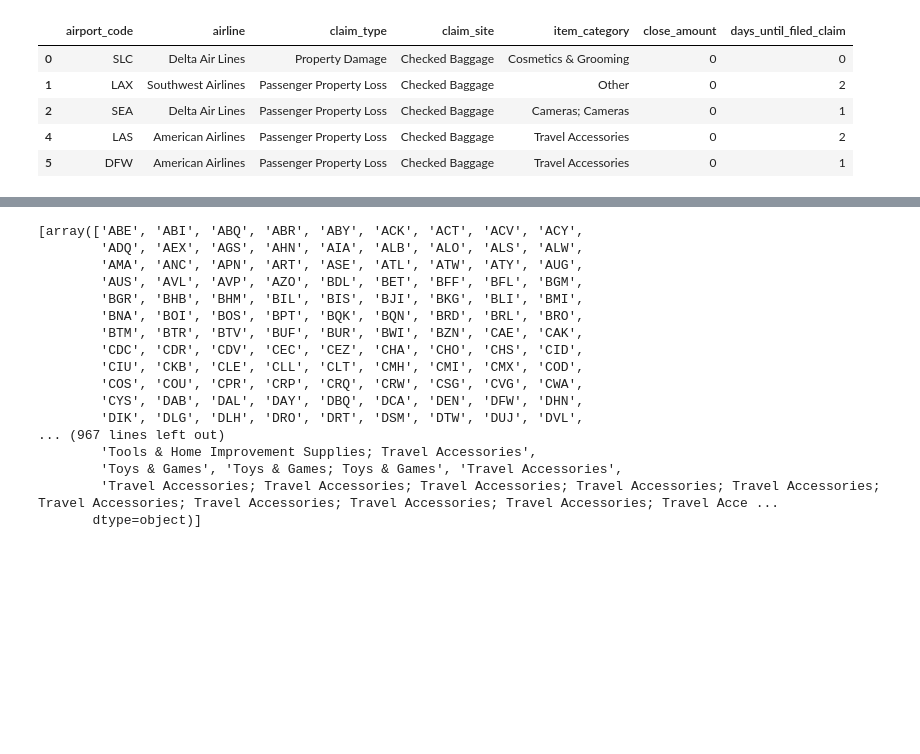
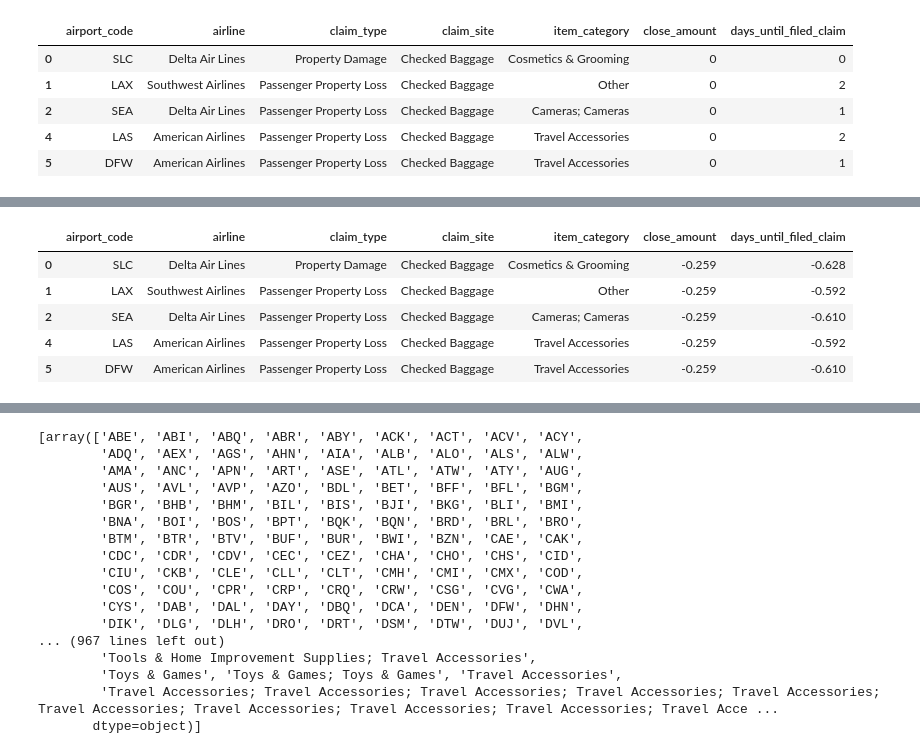
Before and after one commit to spencertollefson/tsa_claims, a Jupyter notebook: simple_random_forest.ipynb, the cells around one changed output, grey strips where cells are left out. Cells and saved outputs as stored; diff of their text form; code cells hidden in the pictures; blank space fills up the shorter version.

```diff
--- a/simple_random_forest.ipynb
+++ b/simple_random_forest.ipynb
@@ -88,7 +90,9 @@ df['days_until_filed_claim'] = wait_period.dt.days
 # Drop days where the 'date_received" was reported before 'incident_date'
 df = df[df.days_until_filed_claim >= 0]
 
-# Calculate
+# Change some text to make it more human readable
+df.claim_site[df.claim_site == '-'] = 'Unknown'
+df.claim_type[df.claim_type == '-'] = 'Unknown'
 # %%
 df.sort_values(by='close_amount', ascending=False).head()
 # %% [output]
@@ -105,6 +109,9 @@ X = df.drop(['claim_number', 'airport_name', 'binary_disposition', 'disposition'
             , axis=1)
 y = df['binary_disposition'].apply(lambda x: 1 if x == 'Compensate' else 0)
 X_train, X_test, y_train, y_test = train_test_split(X, y, test_size=0.3, random_state=42, stratify=y)
+# %%
+cat = X.drop(columns=['close_amount', 'days_until_filed_claim'])
+cont = X[['close_amount', 'days_until_filed_claim']]
 # %%
 X.head()
 # %% [output]
@@ -149,0 +128,9 @@ OneHotEncoder(categorical_features=None, categories=None,
+# %%
+X.head()
+# %% [output]
+|  | airport_code | airline | claim_type | claim_site | item_category | close_amount | days_until_filed_claim |
+| 0 | SLC | Delta Air Lines | Property Damage | Checked Baggage | Cosmetics & Grooming | -0.259 | -0.628 |
+| 1 | LAX | Southwest Airlines | Passenger Property Loss | Checked Baggage | Other | -0.259 | -0.592 |
+| 2 | SEA | Delta Air Lines | Passenger Property Loss | Checked Baggage | Cameras; Cameras | -0.259 | -0.610 |
+| 4 | LAS | American Airlines | Passenger Property Loss | Checked Baggage | Travel Accessories | -0.259 | -0.592 |
+| 5 | DFW | American Airlines | Passenger Property Loss | Checked Baggage | Travel Accessories | -0.259 | -0.610 |
```
Also changed, not shown: parts of 12 cells of this notebook.
